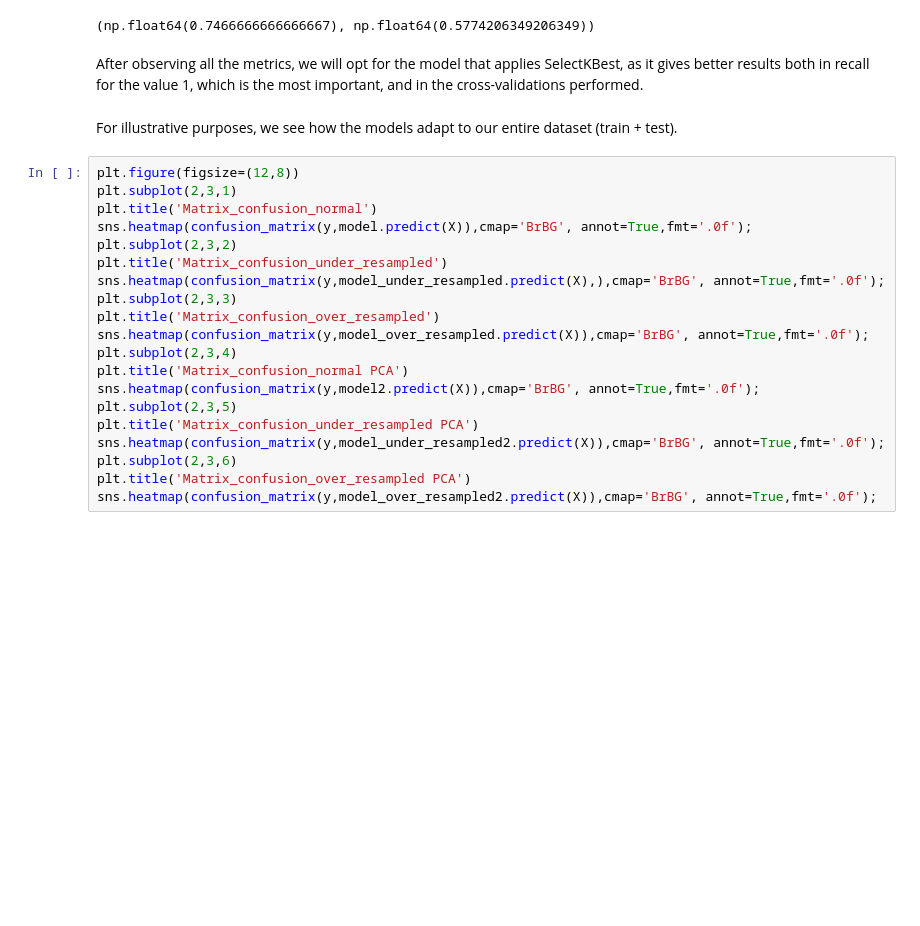
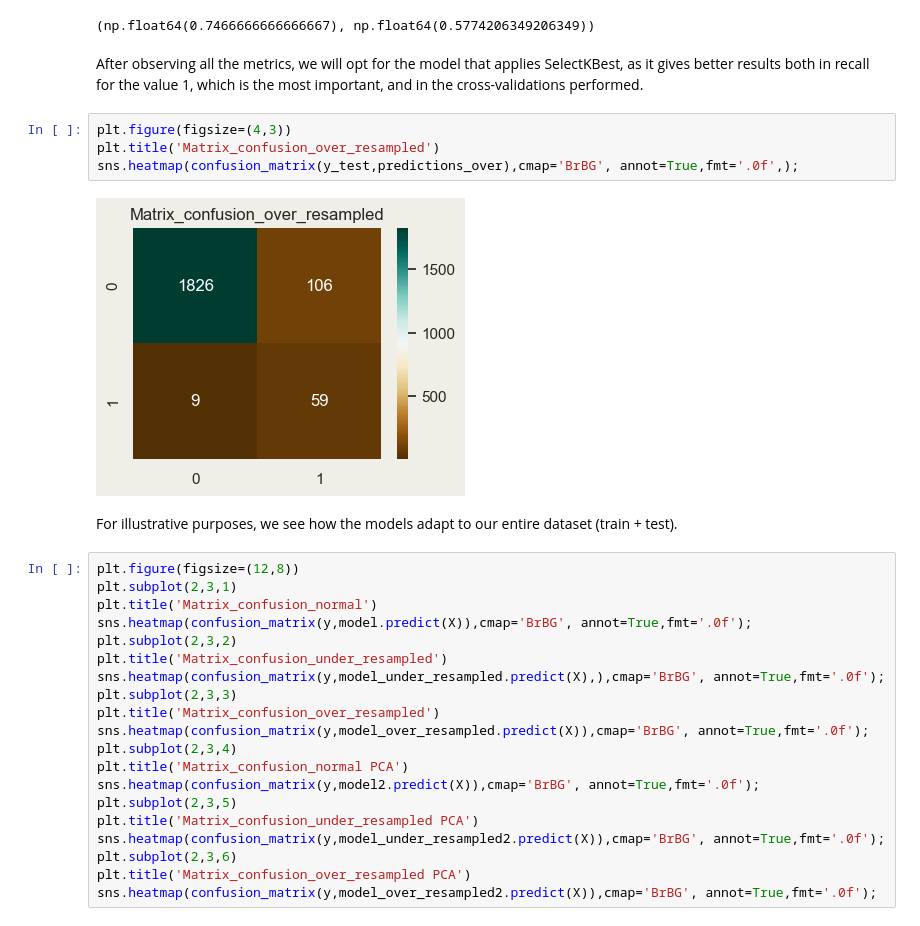
Before and after one commit to Danielgarpra/Milling_failure_prediction_ML, a Jupyter notebook: notebooks/03_Training_evaluation_Failure.ipynb, the cells around one changed output. Cells and saved outputs as stored; diff of their text form; blank space fills up the shorter version.

```diff
--- a/notebooks/03_Training_evaluation_Failure.ipynb
+++ b/notebooks/03_Training_evaluation_Failure.ipynb
@@ -484,6 +484,12 @@ results_sk.mean(), results_pca.mean()
 (np.float64(0.7466666666666667), np.float64(0.5774206349206349))
 # %% [markdown]
 After observing all the metrics, we will opt for the model that applies SelectKBest, as it gives better results both in recall for the value 1, which is the most important, and in the cross-validations performed.
+# %%
+plt.figure(figsize=(4,3))
+plt.title('Matrix_confusion_over_resampled')
+sns.heatmap(confusion_matrix(y_test,predictions_over),cmap='BrBG', annot=True,fmt='.0f',);
+# %% [output]
+[figure, added]
 # %% [markdown]
 For illustrative purposes, we see how the models adapt to our entire dataset (train + test).
 # %%
```
Also changed, not shown: parts of 1 cell of this notebook, 2 other files.
